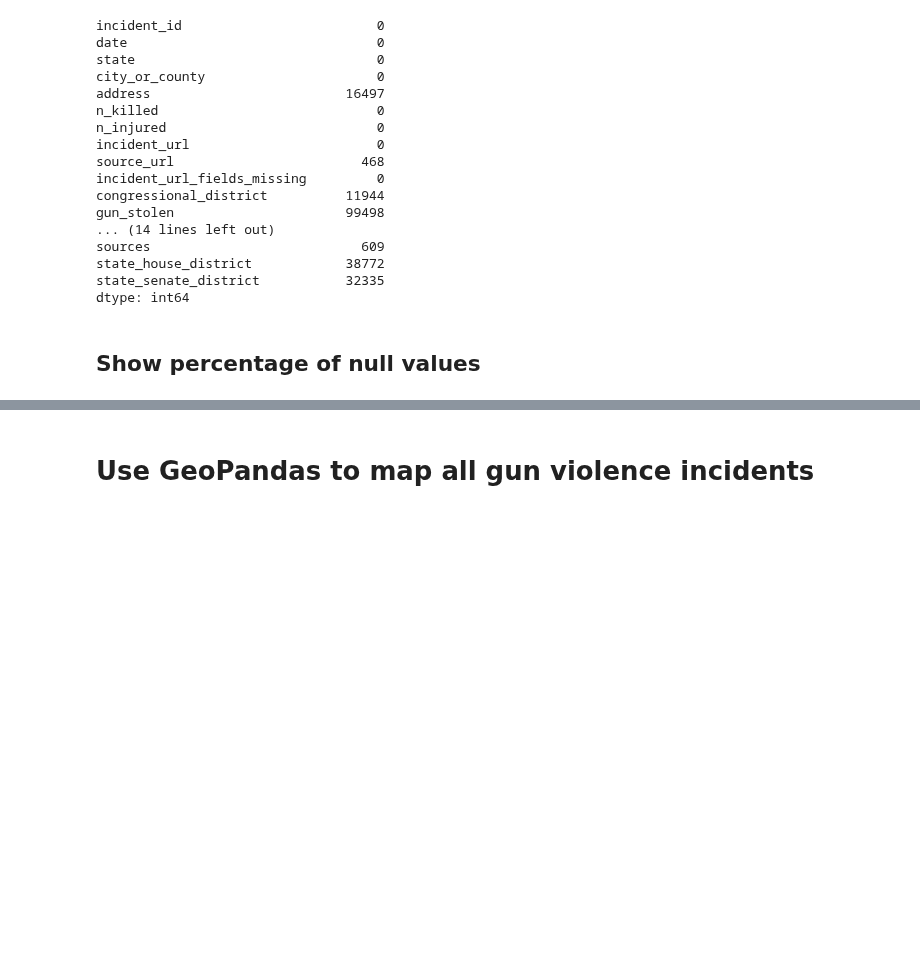
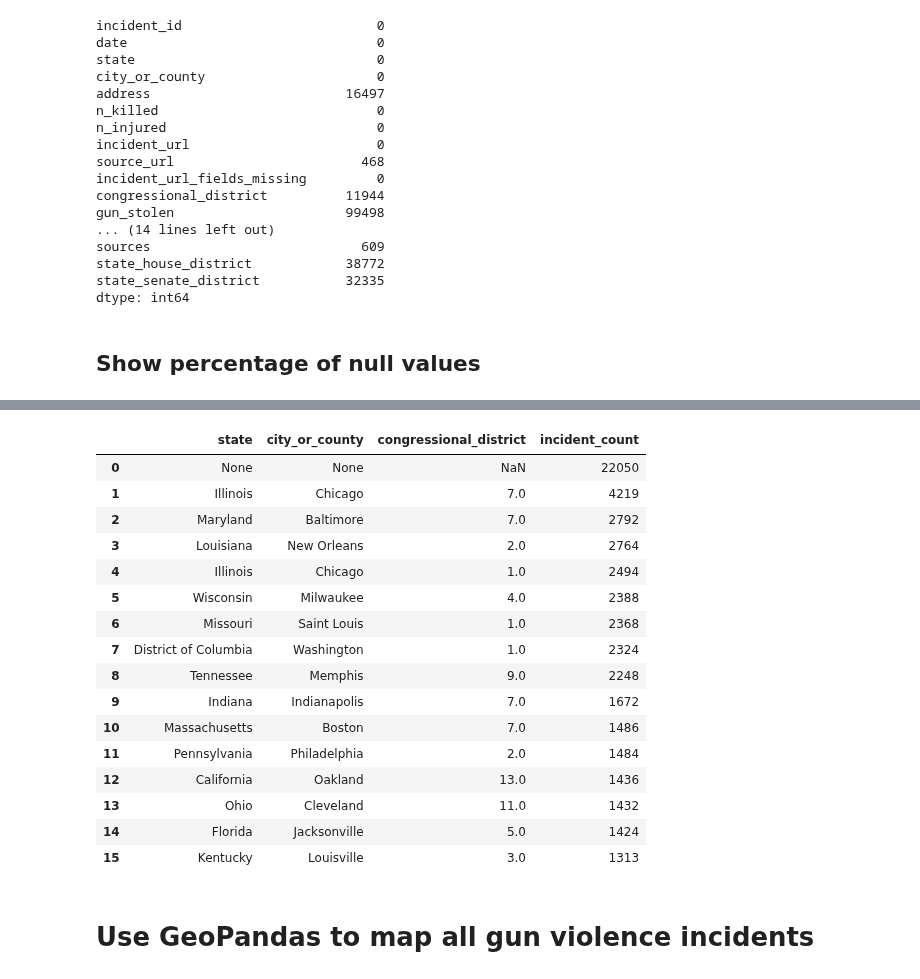
Before and after one commit to vivianndo/ads508_gunviolence, a Jupyter notebook: project.ipynb, the cells around one changed output, grey strips where cells are left out. Drawn from its saved outputs; the diff is of its cells as text; code cells hidden in the pictures; blank space fills up the shorter version.

```diff
--- a/project.ipynb
+++ b/project.ipynb
@@ -298,3 +352,25 @@ dtype: object
+# %%
+statement="SELECT state,city_or_county,congressional_district, count(*) as incident_count from ads508.gun_violence GROUP BY state, city_or_county, congressional_district ORDER BY count(*) DESC"
+gb_cong=pd.read_sql(statement, conn)
+gb_cong.head(16)
+# %% [output]
+|  | state | city_or_county | congressional_district | incident_count |
+| 0 | None | None | NaN | 22050 |
+| 1 | Illinois | Chicago | 7.0 | 4219 |
+| 2 | Maryland | Baltimore | 7.0 | 2792 |
+| 3 | Louisiana | New Orleans | 2.0 | 2764 |
+| 4 | Illinois | Chicago | 1.0 | 2494 |
+| 5 | Wisconsin | Milwaukee | 4.0 | 2388 |
+| 6 | Missouri | Saint Louis | 1.0 | 2368 |
+| 7 | District of Columbia | Washington | 1.0 | 2324 |
+| 8 | Tennessee | Memphis | 9.0 | 2248 |
+| 9 | Indiana | Indianapolis | 7.0 | 1672 |
+| 10 | Massachusetts | Boston | 7.0 | 1486 |
+| 11 | Pennsylvania | Philadelphia | 2.0 | 1484 |
+| 12 | California | Oakland | 13.0 | 1436 |
+| 13 | Ohio | Cleveland | 11.0 | 1432 |
+| 14 | Florida | Jacksonville | 5.0 | 1424 |
+| 15 | Kentucky | Louisville | 3.0 | 1313 |
 # %% [markdown]
 # Use GeoPandas to map all gun violence incidents
 # %%
```
Also changed, not shown: parts of 27 cells of this notebook.
